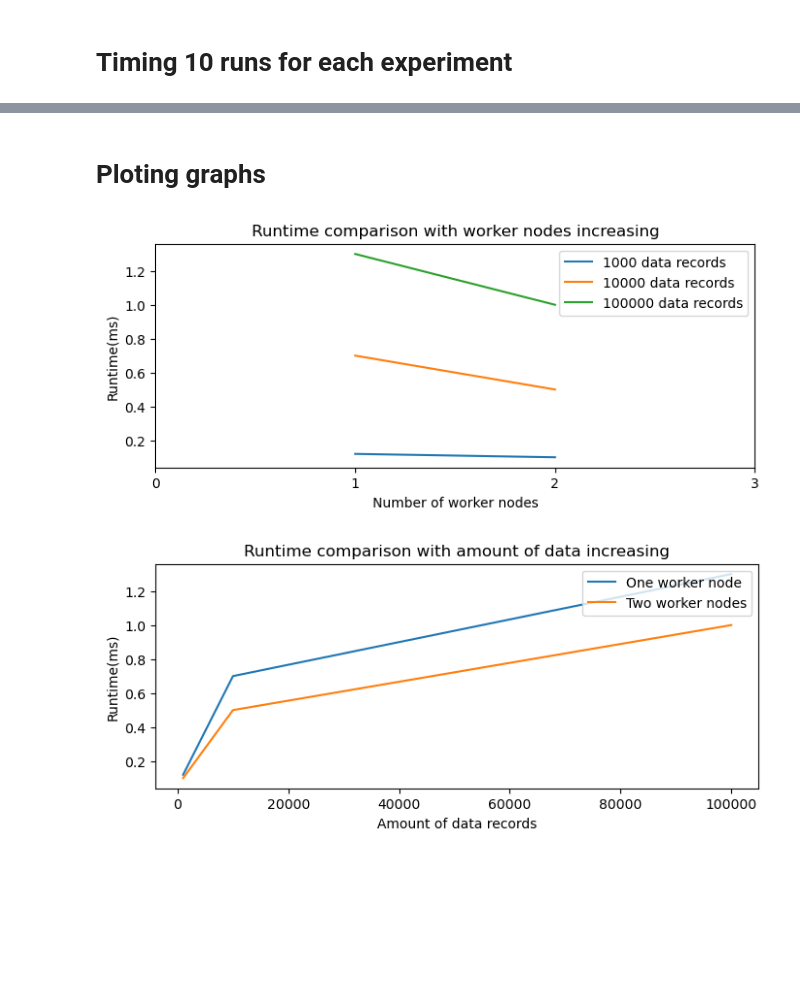
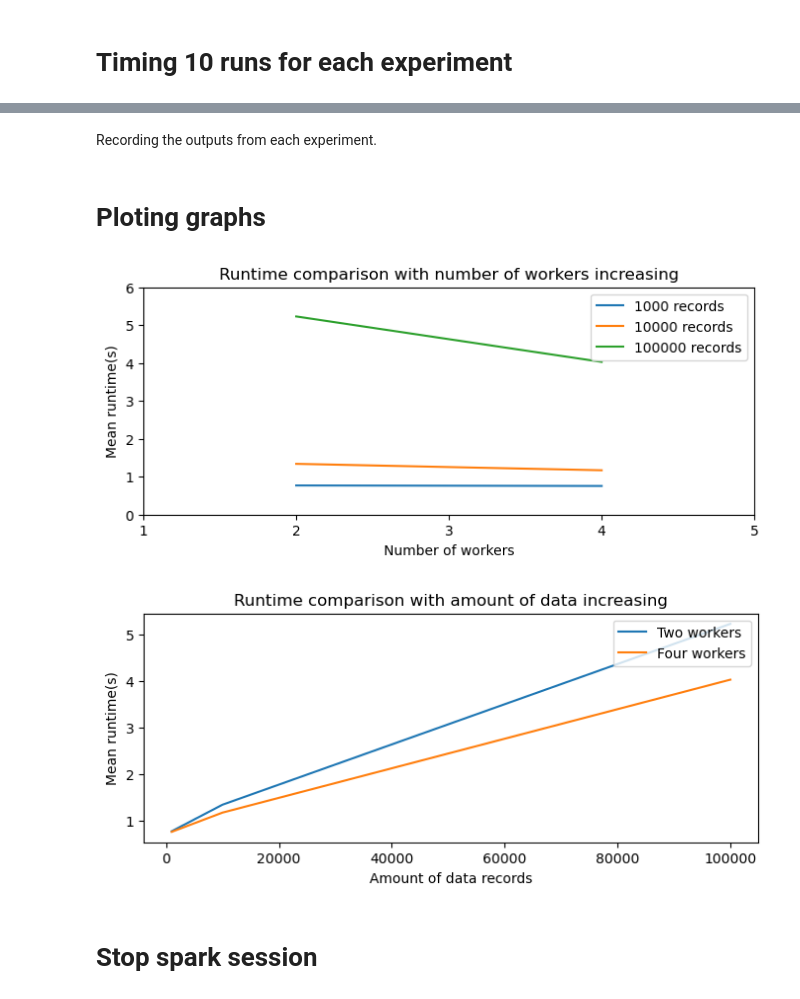
Before and after one commit to SimonDamberg/project-data-engineering, a Jupyter notebook: Experiment_script.ipynb, the cells around one changed output, grey strips where cells are left out. Saved outputs shown, nothing was run; the diff lists cells and outputs as text; code cells hidden in the pictures; blank space fills up the shorter version.

```diff
--- a/Experiment_script.ipynb
+++ b/Experiment_script.ipynb
@@ -33,0 +225,2 @@ The slowest run took 7.27 times longer than the fastest. This could mean that an
+# %% [markdown]
+Recording the outputs from each experiment.
@@ -36,43 +239,48 @@ The slowest run took 7.27 times longer than the fastest. This could mean that an
 # %%
 import matplotlib.pyplot as plt
 
-#Runtime comparison with worker nodes increasing
-x = [1,2]
-y1 = [0.12,0.1]
-y2 = [0.7,0.5]
-y3 = [1.3,1.0]
+#Runtime comparison with workers increasing
+x = [2,4]
+y1 = [0.769,0.756]
+y2 = [1.34,1.17]
+y3 = [5.23,4.03]
 
 plt.figure(figsize=(8,3))
-plt.plot(x,y1,label='1000 data records')
-plt.plot(x,y2,label='10000 data records')
-plt.plot(x,y3,label='100000 data records')
+plt.plot(x,y1,label='1000 records')
+plt.plot(x,y2,label='10000 records')
+plt.plot(x,y3,label='100000 records')
 plt.legend(loc='upper right')
-plt.xlabel('Number of worker nodes')
-plt.ylabel('Runtime(ms)')
-plt.title('Runtime comparison with worker nodes increasing')
-plt.xticks(range(4),[0,1,2,3])
+plt.xlabel('Number of workers')
+plt.ylabel('Mean runtime(s)')
+plt.title('Runtime comparison with number of workers increasing')
+
+plt.xticks(range(6),[0,1,2,3,4,5])
+plt.axis([1, 5, 0, 6])
+plt.tick_params(axis='both', labelsize=10)
 plt.show()
 # %% [output]
-[figure, old version]
+[figure, new version]
 # %%
 import matplotlib.pyplot as plt
 
 #Runtime comparison with amount of data increasing
 x = [1000,10000,100000]
-y1 = [0.12,0.7,1.3]
-y2 = [0.1,0.5,1.0]
+y1 = [0.769,1.34,5.23]
+y2 = [0.756,1.17,4.03]
 
 
 plt.figure(figsize=(8,3))
-plt.plot(x,y1,label='One worker node')
-plt.plot(x,y2,label='Two worker nodes')
+plt.plot(x,y1,label='Two workers')
+plt.plot(x,y2,label='Four workers')
 plt.legend(loc='upper right')
 plt.xlabel('Amount of data records')
-plt.ylabel('Runtime(ms)')
+plt.ylabel('Mean runtime(s)')
 plt.title('Runtime comparison with amount of data increasing')
 #plt.xticks(range(3),[1000,10000,100000])
 plt.show()
 # %% [output]
-[figure, old version]
+[figure, new version]
+# %% [markdown]
+# Stop spark session
 # %%
 spark_session.stop()
```
Also changed, not shown: parts of 16 cells of this notebook.
